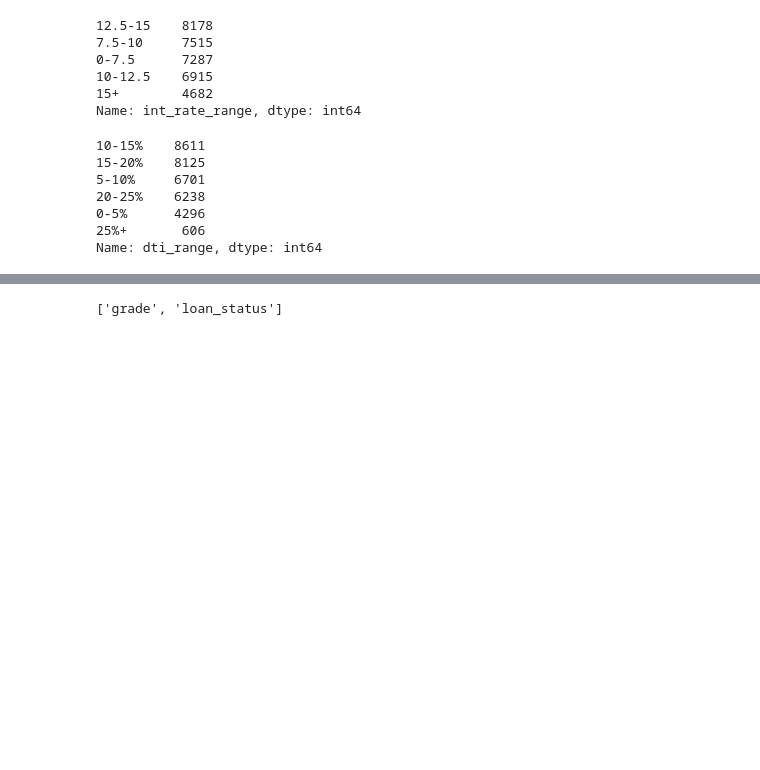
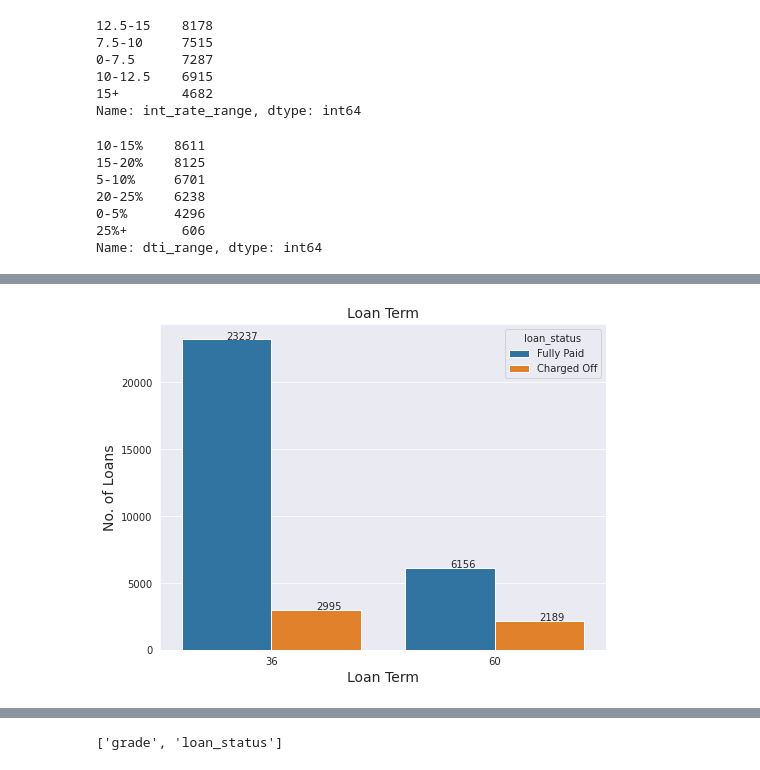
Before and after one commit to chitra-psg/lending-club, a Jupyter notebook: customer_loan_profile_analysis.ipynb, the cells around one changed output, grey strips where cells are left out. Saved outputs shown, nothing was run; the diff lists cells and outputs as text; code cells hidden in the pictures; blank space fills up the shorter version.

```diff
--- a/customer_loan_profile_analysis.ipynb
+++ b/customer_loan_profile_analysis.ipynb
@@ -300,0 +247,11 @@ Name: dti_range, dtype: int64
+# %%
+#Analysis on Loan Term
+plt.figure(figsize= (8,6))
+PlotAttribute(df_normalised_loan, 'term', 'loan_status', 'Loan Term', 'Loan Term', 'No. of Loans')
+plt.show()
+
+# Observation
+# Significant no. of loans were issued with 36 months term
+# Ratio of default is higher in 60 months term
+# %% [output]
+[figure, added]
```
Also changed, not shown: parts of 55 cells of this notebook.
